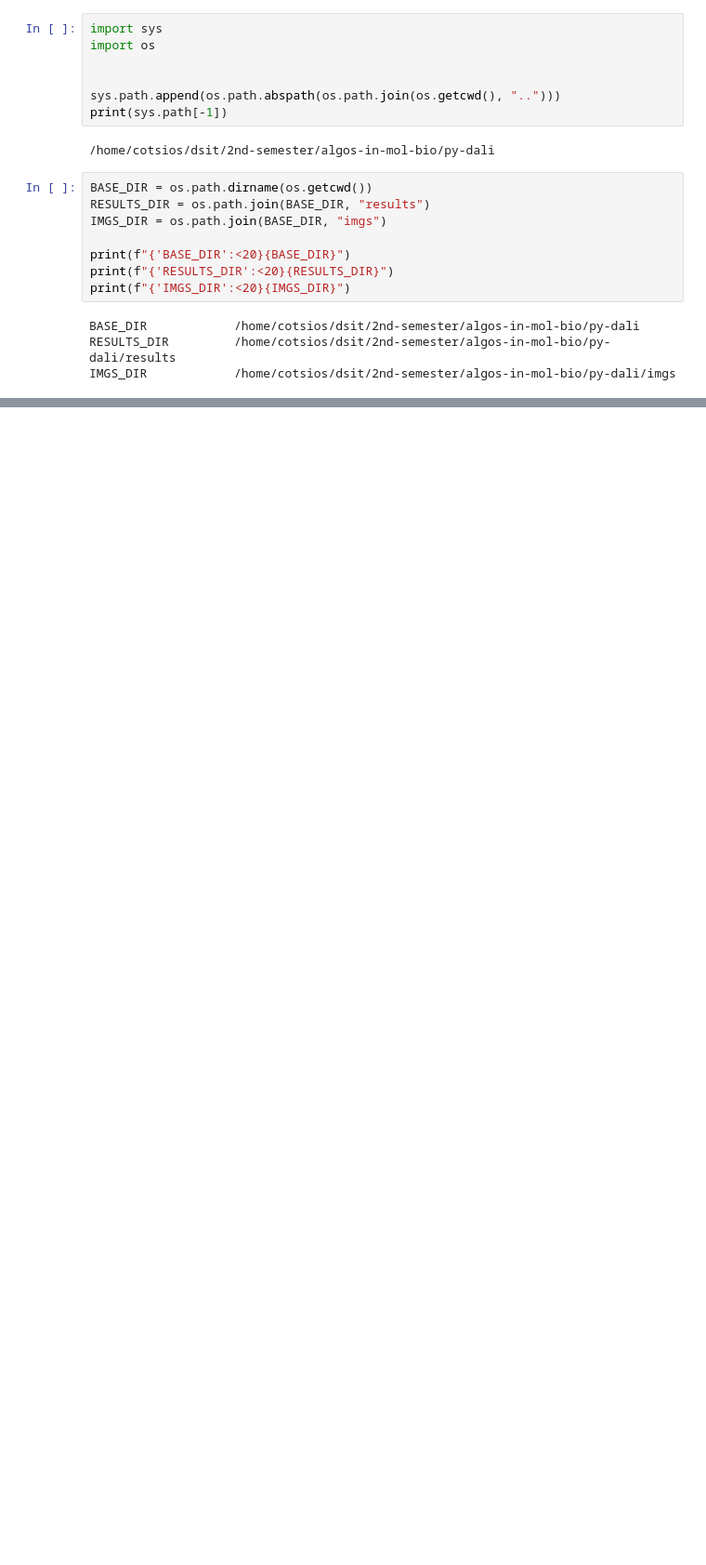
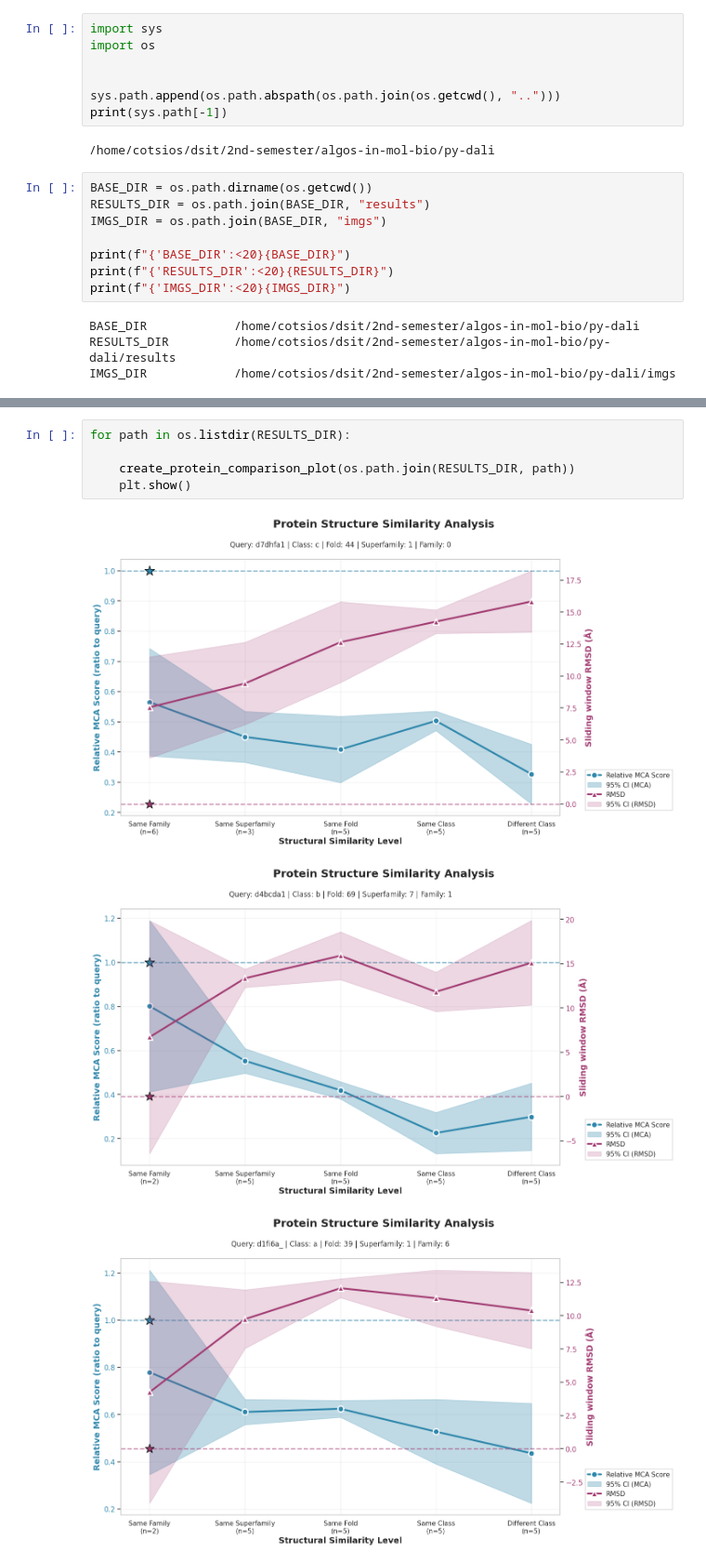
Before and after one commit to KonsKons26/py-dali, a Jupyter notebook: notebooks/result_analysis.ipynb, the cells around one changed output, grey strips where cells are left out. Shown at 93% size. Saved outputs shown, nothing was run; the diff lists cells and outputs as text; blank space fills up the shorter version.

Commit message:
results

```diff
--- a/notebooks/result_analysis.ipynb
+++ b/notebooks/result_analysis.ipynb
@@ -23,0 +25,9 @@ import pandas as pd
+# %%
+for path in os.listdir(RESULTS_DIR):
+
+    create_protein_comparison_plot(os.path.join(RESULTS_DIR, path))
+    plt.show()
+# %% [output]
+[figure, added]
+[figure, added]
+[figure, added]
```
Also changed, not shown: parts of 3 cells of this notebook, 2 other files.
